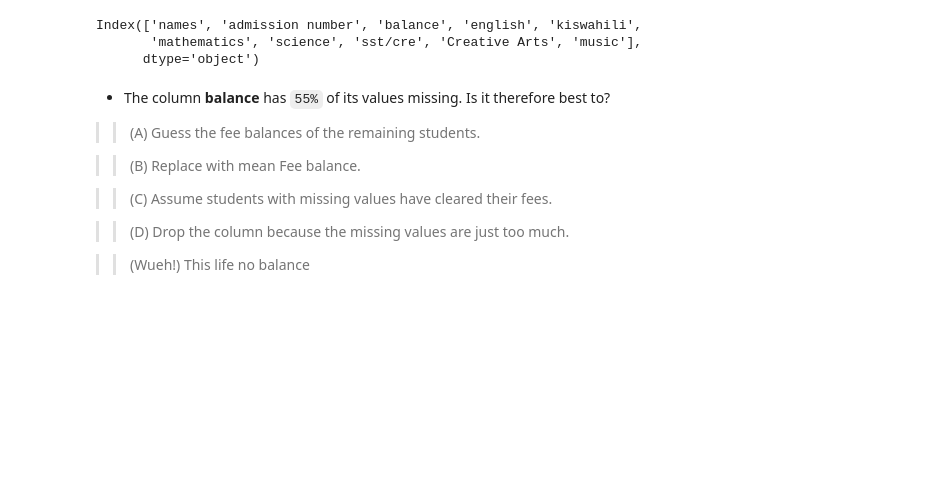
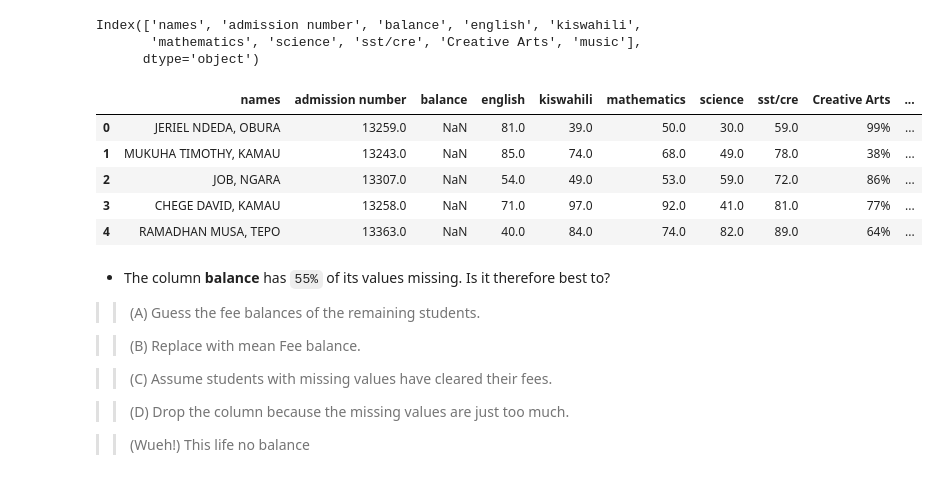
Before and after one commit to raphiqi/ds-phase-1-Data-Cleaning, a Jupyter notebook: Data_Cleaning.ipynb, the cells around one changed output. Saved outputs shown, nothing was run; the diff lists cells and outputs as text; code cells hidden in the pictures; blank space fills up the shorter version.

````diff
--- a/Data_Cleaning.ipynb
+++ b/Data_Cleaning.ipynb
@@ -352,6 +353,16 @@ drop_missing_value(students, ["house"])
 Index(['names', 'admission number', 'balance', 'english', 'kiswahili',
        'mathematics', 'science', 'sst/cre', 'Creative Arts', 'music'],
       dtype='object')
+# %%
+# preview data
+students.head()
+# %% [output]
+|  | names | admission number | balance | english | kiswahili | mathematics | science | sst/cre | Creative Arts | ... |
+| 0 | JERIEL NDEDA, OBURA | 13259.0 | NaN | 81.0 | 39.0 | 50.0 | 30.0 | 59.0 | 99% | ... |
+| 1 | MUKUHA TIMOTHY, KAMAU | 13243.0 | NaN | 85.0 | 74.0 | 68.0 | 49.0 | 78.0 | 38% | ... |
+| 2 | JOB, NGARA | 13307.0 | NaN | 54.0 | 49.0 | 53.0 | 59.0 | 72.0 | 86% | ... |
+| 3 | CHEGE DAVID, KAMAU | 13258.0 | NaN | 71.0 | 97.0 | 92.0 | 41.0 | 81.0 | 77% | ... |
+| 4 | RAMADHAN MUSA, TEPO | 13363.0 | NaN | 40.0 | 84.0 | 74.0 | 82.0 | 89.0 | 64% | ... |
 # %% [markdown]
 * The column **balance** has ```55%``` of its values missing. Is it therefore best to?
 >> (A) Guess the fee balances of the remaining students.
````
Also changed, not shown: parts of 10 cells of this notebook.
